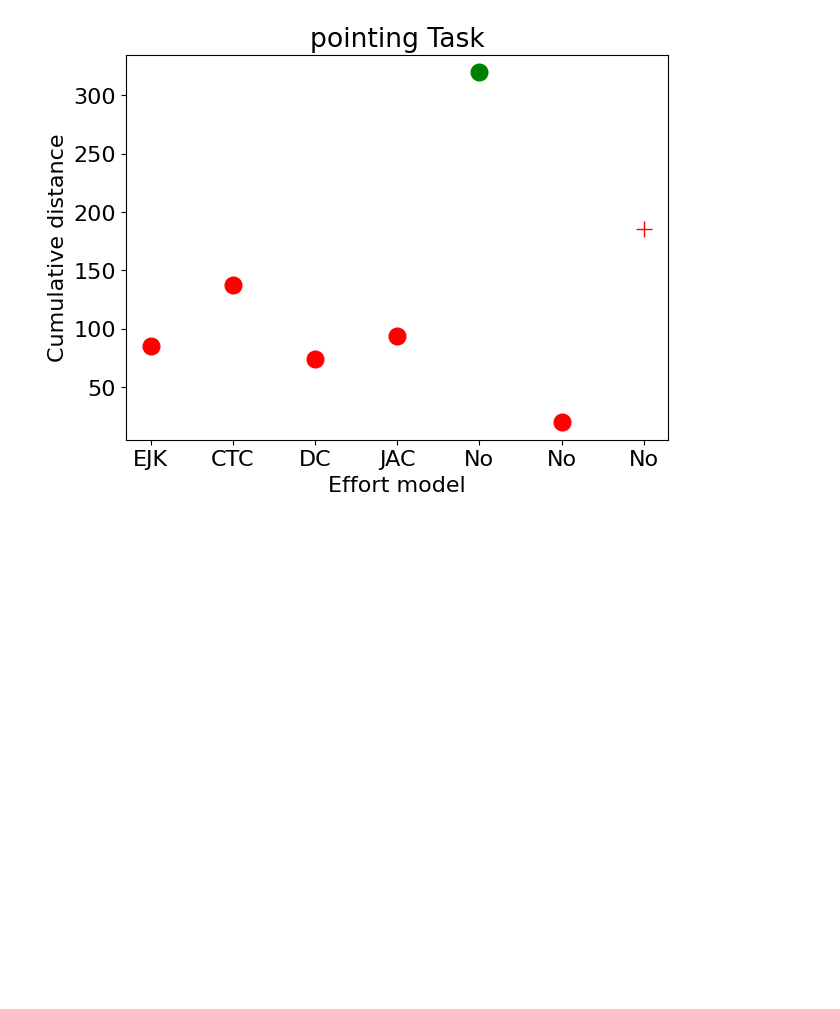
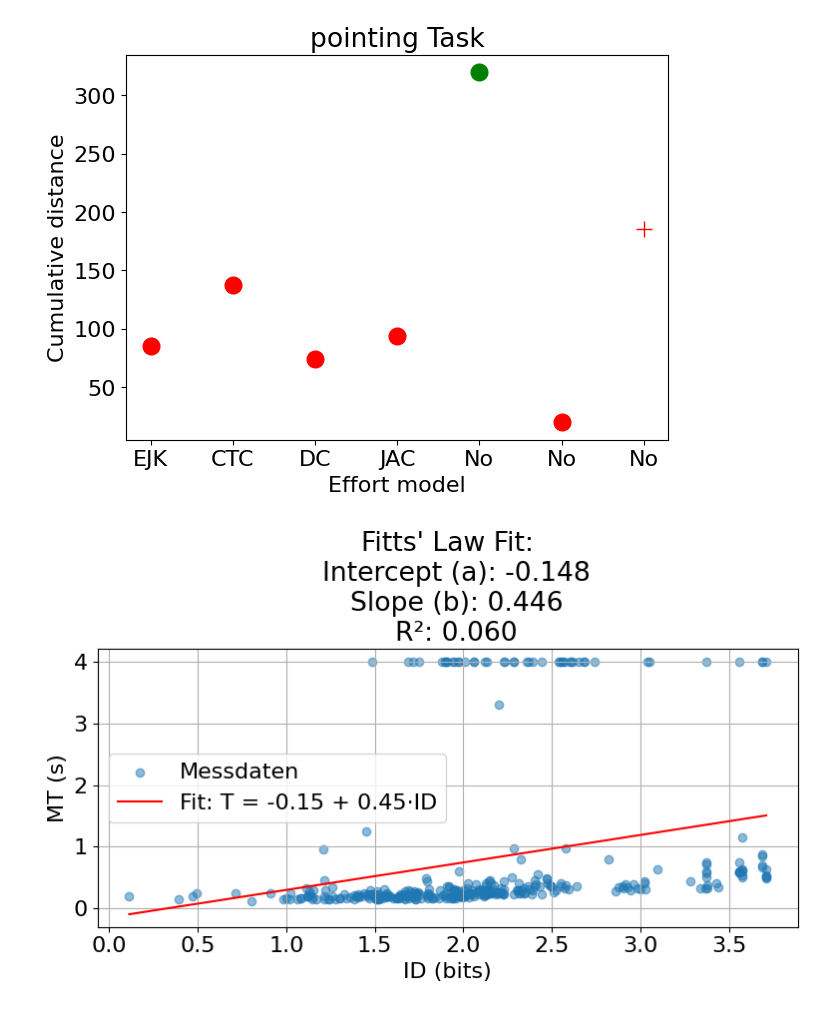
Before and after one commit to Hannahselder/biomechanical_interactions_benchmark, a Jupyter notebook: evaluation_metrics/task_success_metrics/pointing.ipynb, the cells around one changed output. Drawn from its saved outputs; the diff is of its cells as text; code cells hidden in the pictures; blank space fills up the shorter version.

```diff
--- a/evaluation_metrics/task_success_metrics/pointing.ipynb
+++ b/evaluation_metrics/task_success_metrics/pointing.ipynb
@@ -46,3 +46,7 @@ plot_deviation_count("pointing", "deviation_count_pointing", colors, markers, al
 plot_cum_dist("pointing", "cumulative_distance_pointing", colors, markers, all_combined_df)
 # %% [output]
 [figure]
+# %%
+plot_fittslaw(all_combined_df)
+# %% [output]
+[figure, added]
```
Also changed, not shown: parts of 1 cell of this notebook, 7 other files.
